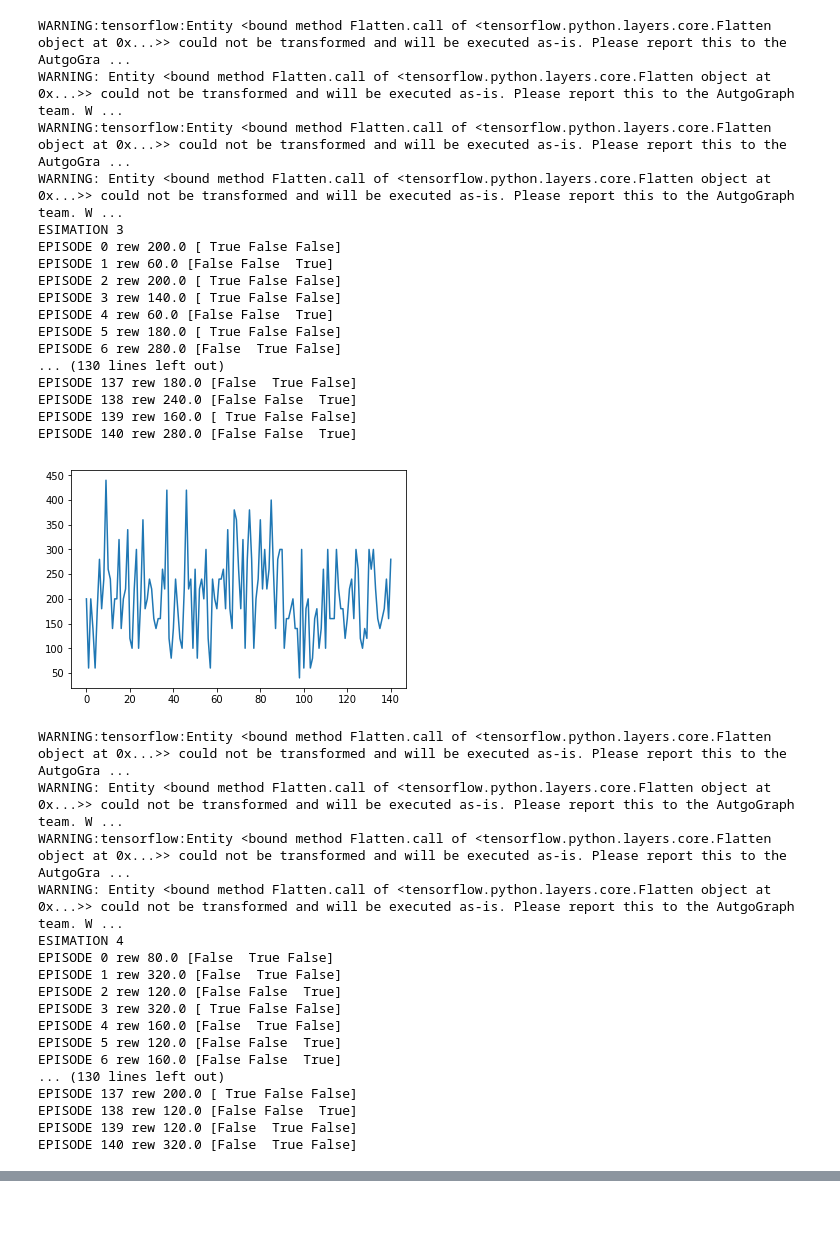
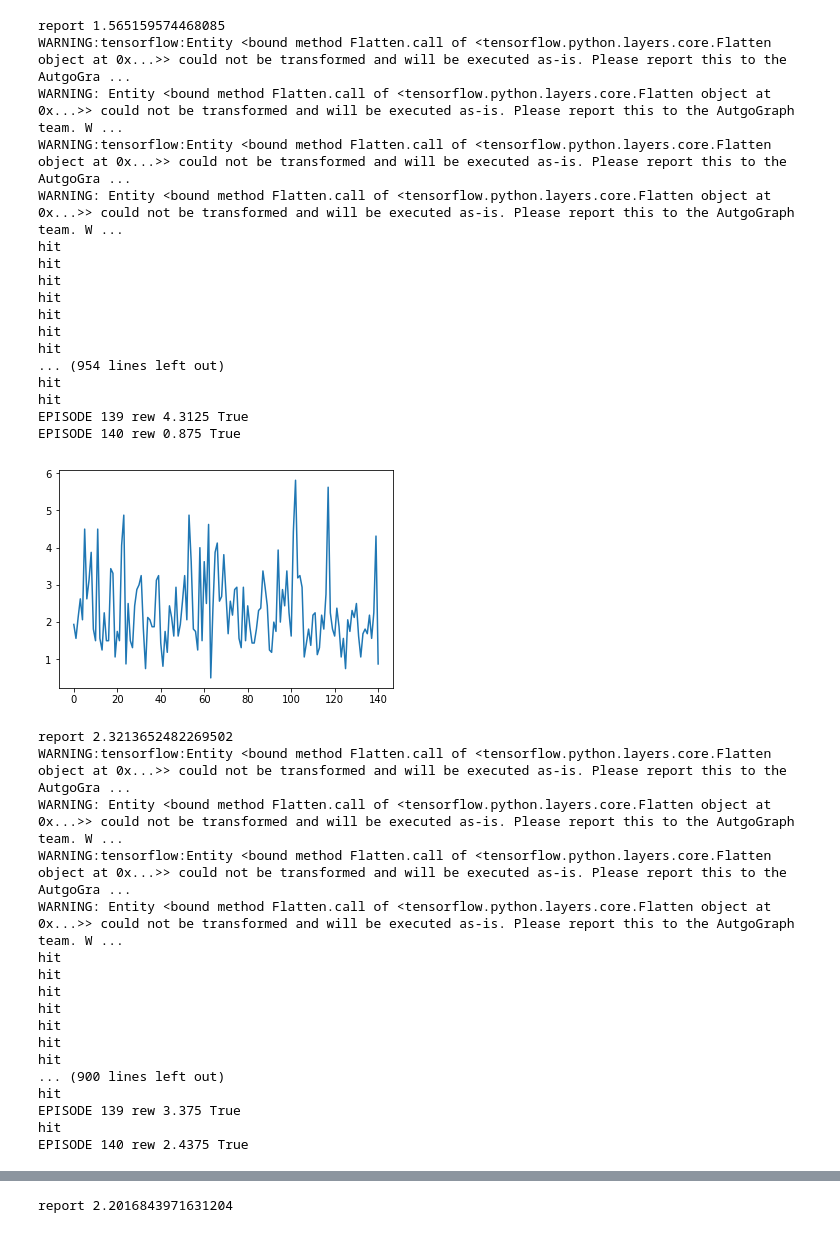
Before and after one commit to Kilorad/rl, a Jupyter notebook: ppo_test.ipynb, the cells around one changed output, grey strips where cells are left out. Saved outputs shown, nothing was run; the diff lists cells and outputs as text; code cells hidden in the pictures.

```diff
--- a/ppo_test.ipynb
+++ b/ppo_test.ipynb
@@ -65,12 +65,12 @@ resets_max = 140
 
 for estimation in range(done_max):
     # multiprocess environment
-    #env=aa_gun.AA_gun_simple0_env(fast_planes=False,long_projectiles=False,random_speed=False)
-    env = make_vec_env('Seaquest-ramNoFrameskip-v0', n_envs=3)
+    env=aa_gun.AA_gun_simple0_env(fast_planes=True,long_projectiles=True,random_speed=True)
+    #env = make_vec_env('Seaquest-ramNoFrameskip-v0', n_envs=3)
     #env = make_vec_env(env, n_envs=4)
 
     model = PPO2(MlpPolicy, env, verbose=0)
-    model.learn(total_timesteps=0)
+    model.learn(total_timesteps=200000)
 
 
     # Enjoy trained agent
@@ -96,6 +96,7 @@ for estimation in range(done_max):
     report.append(np.mean(rew_episodes))
     plt.plot(rew_episodes)
     plt.show()
+    print('report',np.mean(rew_episodes))
 # %% [output]
 WARNING:tensorflow:Entity <bound method Flatten.call of <tensorflow.python.layers.core.Flatten object at 0x...>> could not be transformed and will be executed as-is. Please report this to the AutgoGra ...
 WARNING: Entity <bound method Flatten.call of <tensorflow.python.layers.core.Flatten object at 0x...>> could not be transformed and will be executed as-is. Please report this to the AutgoGraph team. W ...
@@ -154,35 +155,35 @@ EPISODE 140 rew 360.0 [False  True False]
+report 1.565159574468085
 WARNING:tensorflow:Entity <bound method Flatten.call of <tensorflow.python.layers.core.Flatten object at 0x...>> could not be transformed and will be executed as-is. Please report this to the AutgoGra ...
 WARNING: Entity <bound method Flatten.call of <tensorflow.python.layers.core.Flatten object at 0x...>> could not be transformed and will be executed as-is. Please report this to the AutgoGraph team. W ...
 WARNING:tensorflow:Entity <bound method Flatten.call of <tensorflow.python.layers.core.Flatten object at 0x...>> could not be transformed and will be executed as-is. Please report this to the AutgoGra ...
 WARNING: Entity <bound method Flatten.call of <tensorflow.python.layers.core.Flatten object at 0x...>> could not be transformed and will be executed as-is. Please report this to the AutgoGraph team. W ...
-ESIMATION 3
-EPISODE 0 rew 200.0 [ True False False]
-EPISODE 1 rew 60.0 [False False  True]
-EPISODE 2 rew 200.0 [ True False False]
-EPISODE 3 rew 140.0 [ True False False]
-EPISODE 4 rew 60.0 [False False  True]
-EPISODE 5 rew 180.0 [ True False False]
-EPISODE 6 rew 280.0 [False  True False]
-... (130 lines left out)
-EPISODE 137 rew 180.0 [False  True False]
-EPISODE 138 rew 240.0 [False False  True]
-EPISODE 139 rew 160.0 [ True False False]
-EPISODE 140 rew 280.0 [False False  True]
+hit
+hit
+hit
+hit
+hit
+hit
+hit
+... (954 lines left out)
+hit
+hit
+EPISODE 139 rew 4.3125 True
+EPISODE 140 rew 0.875 True
-[figure, old version]
+[figure, new version]
+report 2.3213652482269502
 WARNING:tensorflow:Entity <bound method Flatten.call of <tensorflow.python.layers.core.Flatten object at 0x...>> could not be transformed and will be executed as-is. Please report this to the AutgoGra ...
 WARNING: Entity <bound method Flatten.call of <tensorflow.python.layers.core.Flatten object at 0x...>> could not be transformed and will be executed as-is. Please report this to the AutgoGraph team. W ...
 WARNING:tensorflow:Entity <bound method Flatten.call of <tensorflow.python.layers.core.Flatten object at 0x...>> could not be transformed and will be executed as-is. Please report this to the AutgoGra ...
 WARNING: Entity <bound method Flatten.call of <tensorflow.python.layers.core.Flatten object at 0x...>> could not be transformed and will be executed as-is. Please report this to the AutgoGraph team. W ...
-ESIMATION 4
-EPISODE 0 rew 80.0 [False  True False]
-EPISODE 1 rew 320.0 [False  True False]
-EPISODE 2 rew 120.0 [False False  True]
-EPISODE 3 rew 320.0 [ True False False]
-EPISODE 4 rew 160.0 [False  True False]
-EPISODE 5 rew 120.0 [False False  True]
-EPISODE 6 rew 160.0 [False False  True]
-... (130 lines left out)
-EPISODE 137 rew 200.0 [ True False False]
-EPISODE 138 rew 120.0 [False False  True]
-EPISODE 139 rew 120.0 [False  True False]
-EPISODE 140 rew 320.0 [False  True False]
+hit
+hit
+hit
+hit
+hit
+hit
+hit
+... (900 lines left out)
+hit
+EPISODE 139 rew 3.375 True
+hit
+EPISODE 140 rew 2.4375 True
@@ -190,3 +191,4 @@ EPISODE 140 rew 320.0 [False  True False]
+report 2.2016843971631204
 # %%
 plt.plot(rew_episodes)
 # %% [output]
```
Also changed, not shown: parts of 5 cells of this notebook, 2 other files.
